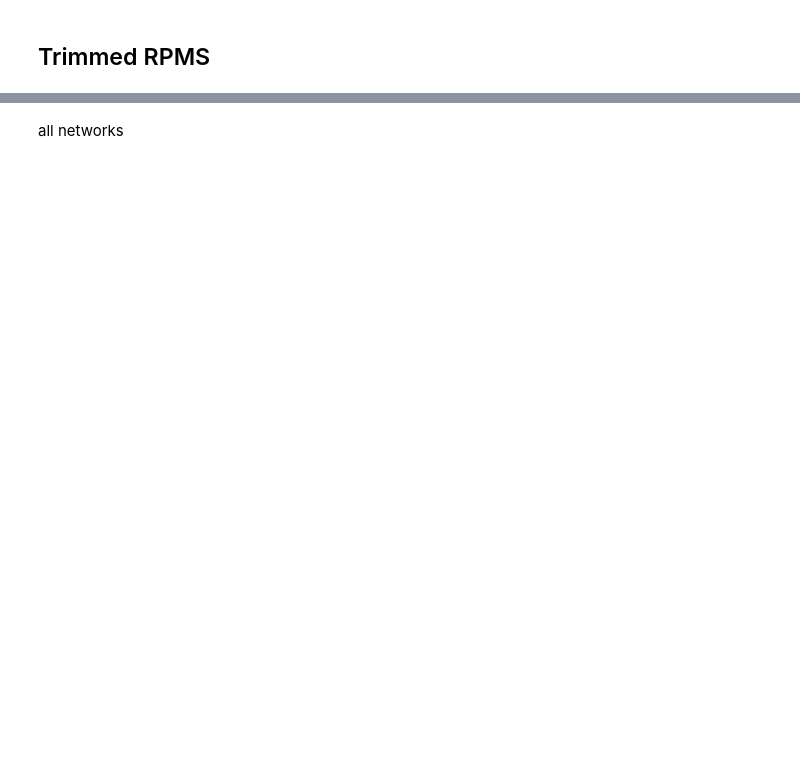
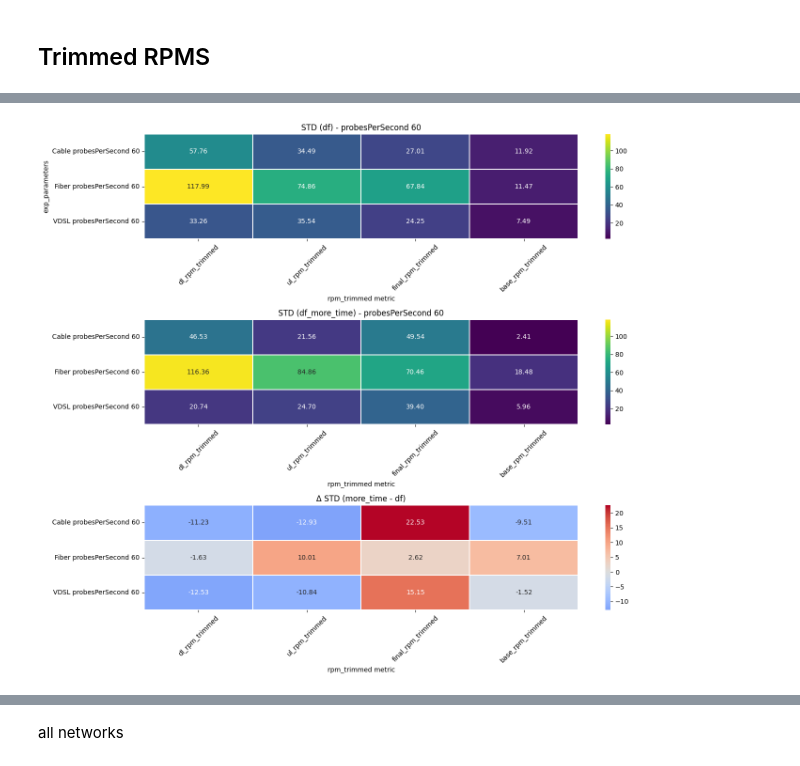
Before and after one commit to hsk2110/l2-network-conditions-web-perf, a Jupyter notebook: outputfiles/explore_std.ipynb, the cells around one changed output, grey strips where cells are left out. Cells and saved outputs as stored; diff of their text form; code cells hidden in the pictures; blank space fills up the shorter version.

```diff
--- a/outputfiles/explore_std.ipynb
+++ b/outputfiles/explore_std.ipynb
@@ -415,0 +436,97 @@ for env_df in env_dfs.values():
+# %%
+# ...existing code...
+
+pps60_pattern = r"\bprobesPerSecond\s+60(?:\.0)?\b"
+
+df_60 = df[df["exp_parameters"].astype(str).str.contains(pps60_pattern, regex=True, na=False)].copy()
+df_more_60 = df_more_time[df_more_time["exp_parameters"].astype(str).str.contains(pps60_pattern, regex=True, na=False)].copy()
+
+# enforce desired metric order
+ordered_rpm_trimmed_cols = ["dl_rpm_trimmed", "ul_rpm_trimmed", "final_rpm_trimmed", "base_rpm_trimmed"]
+shared_cols = set(df_60.columns) & set(df_more_60.columns)
+rpm_trimmed_cols = [c for c in ordered_rpm_trimmed_cols if c in shared_cols]
+
+if not rpm_trimmed_cols:
+    raise ValueError("No shared ordered rpm_trimmed columns found between df and df_more_time.")
+
+common_exps = sorted(set(df_60["exp_parameters"].dropna()) & set(df_more_60["exp_parameters"].dropna()))
+if not common_exps:
+    raise ValueError("No overlapping exp_parameters found for probesPerSecond 60.")
+
+def std_by_exp(frame, exp_list, cols):
+    out = []
+    num = frame[cols].apply(pd.to_numeric, errors="coerce")
+    for exp in exp_list:
+        out.append(num.loc[frame["exp_parameters"] == exp].std(ddof=1, skipna=True))
+    out = pd.concat(out, axis=1).T
+    out.index = exp_list
+    return out
+
+std_df = std_by_exp(df_60, common_exps, rpm_trimmed_cols)
+std_more_df = std_by_exp(df_more_60, common_exps, rpm_trimmed_cols)
+
+# Difference: more_time - base
+delta_std = std_more_df - std_df
+
+# Optional ratio (safe division)
+ratio_std = std_more_df.divide(std_df.replace(0, np.nan))
+
+# Use same color scale for first two heatmaps for fair visual comparison
+combined_vals = pd.concat([std_df.stack(), std_more_df.stack()]).dropna()
+vmin, vmax = combined_vals.min(), combined_vals.max()
+
+fig, axes = plt.subplots(3, 1, figsize=(14, max(12, len(common_exps) * 0.9)))
+
+sns.heatmap(
+    std_df.round(4),
+    ax=axes[0],
+    cmap="viridis",
+    annot=True,
+    fmt=".2f",
+    linewidths=0.1,
+    vmin=vmin,
+    vmax=vmax
+)
+axes[0].set_title("STD (df) - probesPerSecond 60")
+axes[0].set_xlabel("rpm_trimmed metric")
+axes[0].set_ylabel("exp_parameters")
+axes[0].tick_params(axis="x", rotation=45)
+
+sns.heatmap(
+    std_more_df.round(4),
+    ax=axes[1],
+    cmap="viridis",
+    annot=True,
+    fmt=".2f",
+    linewidths=0.1,
+    vmin=vmin,
+    vmax=vmax
+)
+axes[1].set_title("STD (df_more_time) - probesPerSecond 60")
+axes[1].set_xlabel("rpm_trimmed metric")
+axes[1].set_ylabel("")
+axes[1].tick_params(axis="x", rotation=45)
+
+sns.heatmap(
+    delta_std.round(4),
+    ax=axes[2],
+    cmap="coolwarm",
+    center=0,
+    annot=True,
+    fmt=".2f",
+    linewidths=0.1
+)
+axes[2].set_title("Δ STD (more_time - df)")
+axes[2].set_xlabel("rpm_trimmed metric")
+axes[2].set_ylabel("")
+axes[2].tick_params(axis="x", rotation=45)
+
+plt.tight_layout()
+plt.show()
+
+print("Ratio STD (more_time / df):")
+display(ratio_std.round(4))
+
+# ...existing code...
+# %% [output]
+[figure, added]
```
Also changed, not shown: parts of 11 cells of this notebook, 10 other files.
